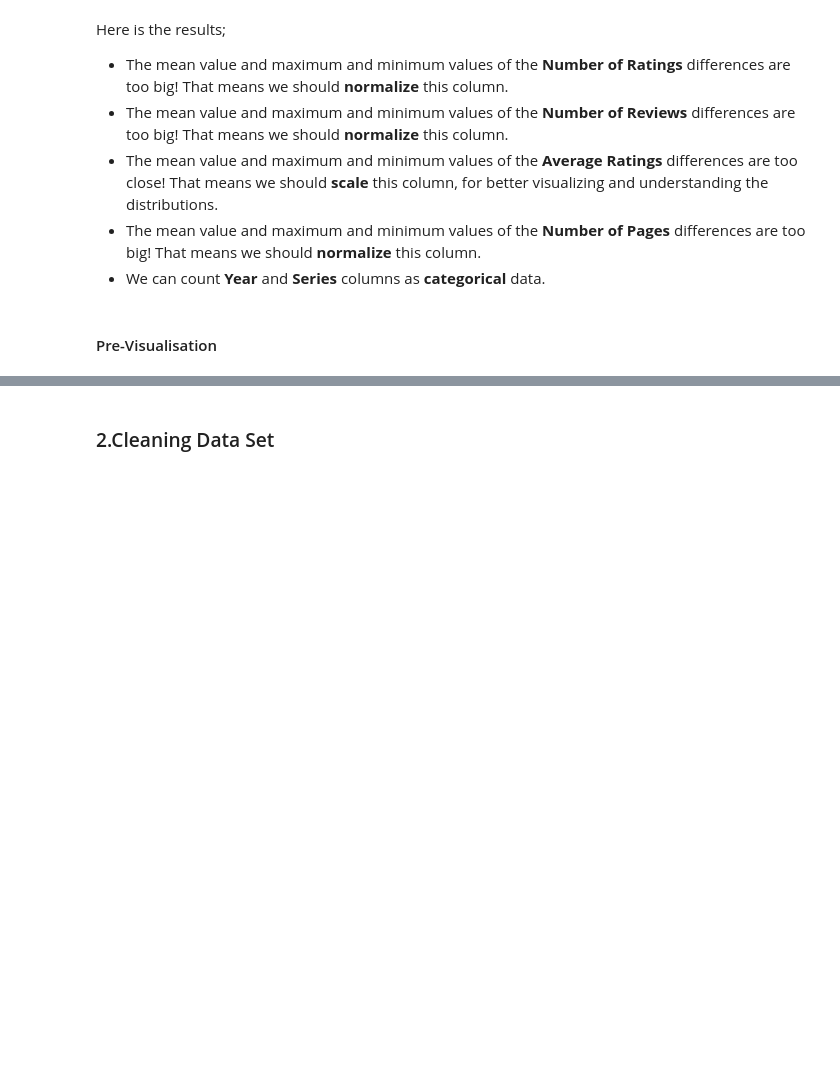
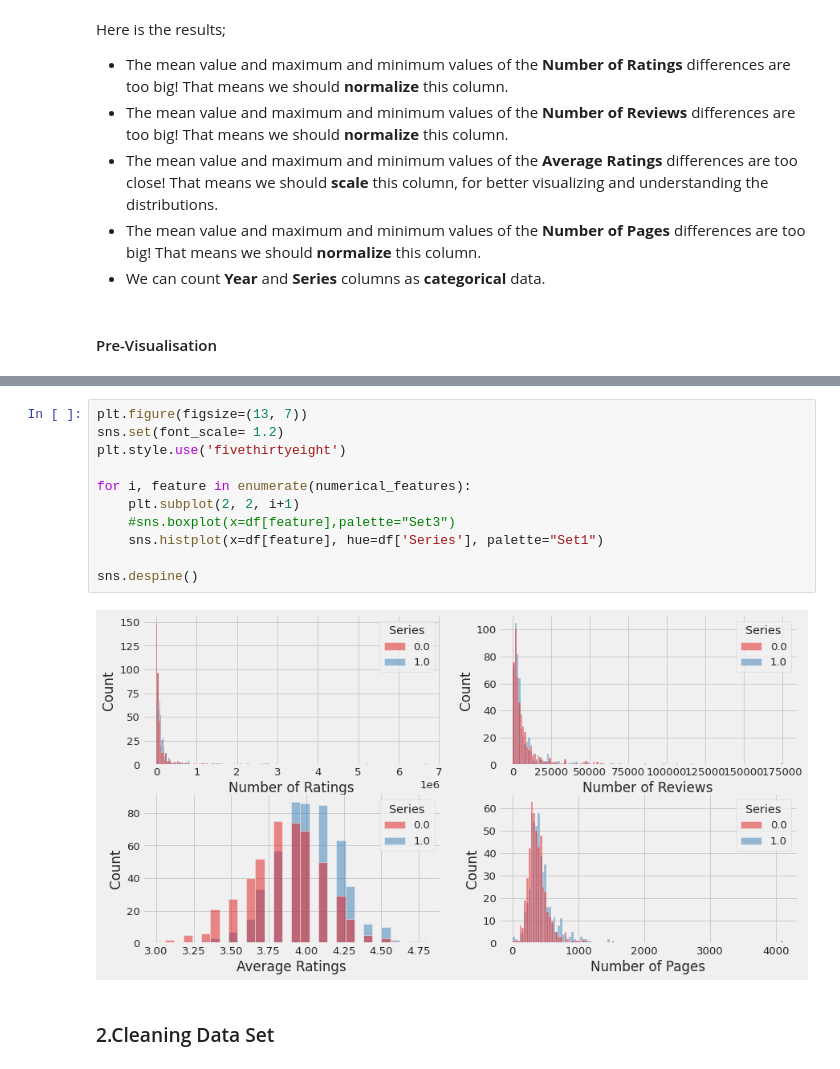
Before and after one commit to Strive-School-Project-Data-Analysis/Good_reads_Best_2000s, a Jupyter notebook: EDA_and_Visualization.ipynb, the cells around one changed output, grey strips where cells are left out. Drawn from its saved outputs; the diff is of its cells as text; blank space fills up the shorter version.

```diff
--- a/EDA_and_Visualization.ipynb
+++ b/EDA_and_Visualization.ipynb
@@ -124,3 +144,16 @@ Here is the results;
+# %%
+plt.figure(figsize=(13, 7))
+sns.set(font_scale= 1.2)
+plt.style.use('fivethirtyeight')
+
+for i, feature in enumerate(numerical_features):
+    plt.subplot(2, 2, i+1)
+    #sns.boxplot(x=df[feature],palette="Set3")
+    sns.histplot(x=df[feature], hue=df['Series'], palette="Set1")
+
+sns.despine()
+# %% [output]
+[figure, added]
 # %% [markdown]
 ### 2.Cleaning Data Set
 # %% [markdown]
```
Also changed, not shown: parts of 1 cell of this notebook.
